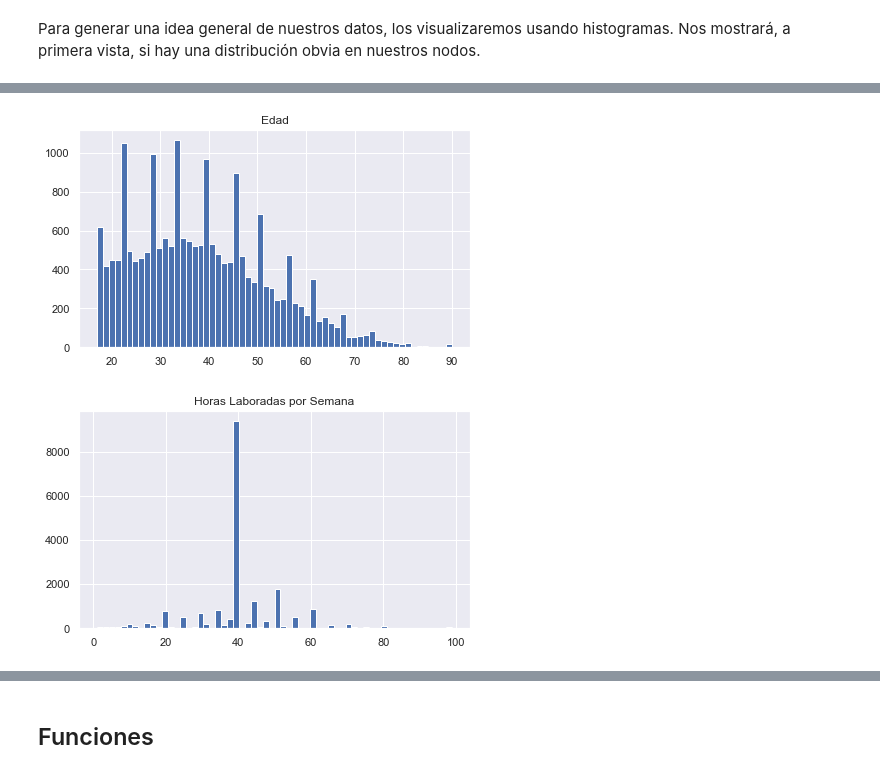
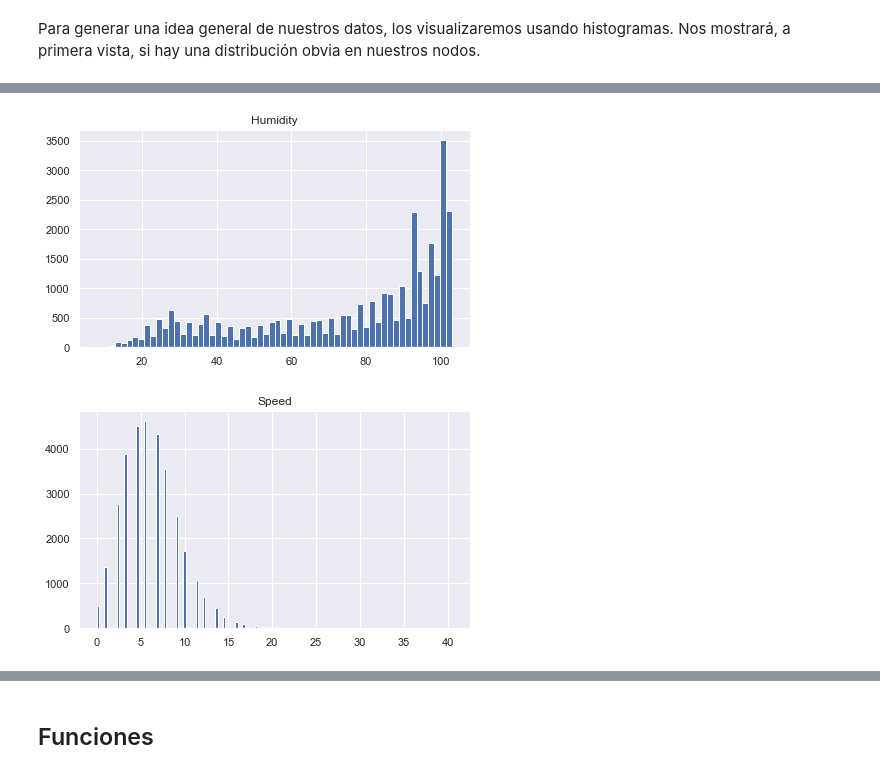
Before and after one commit to Tania-Bell/Proyecto_Modulo1, a Jupyter notebook: Proyecto_BellT_FloresA adult census.ipynb, the cells around one changed output, grey strips where cells are left out. Saved outputs shown, nothing was run; the diff lists cells and outputs as text; code cells hidden in the pictures.

```diff
--- a/Proyecto_BellT_FloresA adult census.ipynb
+++ b/Proyecto_BellT_FloresA adult census.ipynb
@@ -74,7 +68,7 @@ import warnings
 warnings.filterwarnings("ignore")
 # %%
 # importación de los datos, el archivo está en un csv y se llama adult
-data = pd.read_csv('adult.csv')
-data = data[['age','educational-num','capital-gain','hours-per-week']].head(20001)
+data = pd.read_csv('SolarPrediction.csv')
+#data = data[['age','educational-num','capital-gain','hours-per-week']].head(20001)
 data
 # %% [output]
@@ -109,14 +124,14 @@ Para generar una idea general de nuestros datos, los visualizaremos usando histo
 # %%
-# histograma con 60 bins para visualizar la variable edad
+# histograma para visualizar la variable humedad
 plt.figure(figsize=(7,4))
-plt.hist(data['age'], bins = 60);
-plt.title('Edad');
+plt.hist(data['Humidity'], bins = 60);
+plt.title('Humidity');
 # %% [output]
-[figure, old version]
+[figure, new version]
 # %%
-# histograma con 60 bins para visualizar la variable horas laboradas por semana
+# histograma para visualizar la variable velocidad
 plt.figure(figsize=(7,4))
-plt.hist(data['hours-per-week'], bins = 60);
-plt.title('Horas Laboradas por Semana');
+plt.hist(data['Speed'], bins = 'auto');
+plt.title('Speed');
 # %% [output]
-[figure, old version]
+[figure, new version]
```
Also changed, not shown: parts of 68 cells of this notebook, 1 other file.
